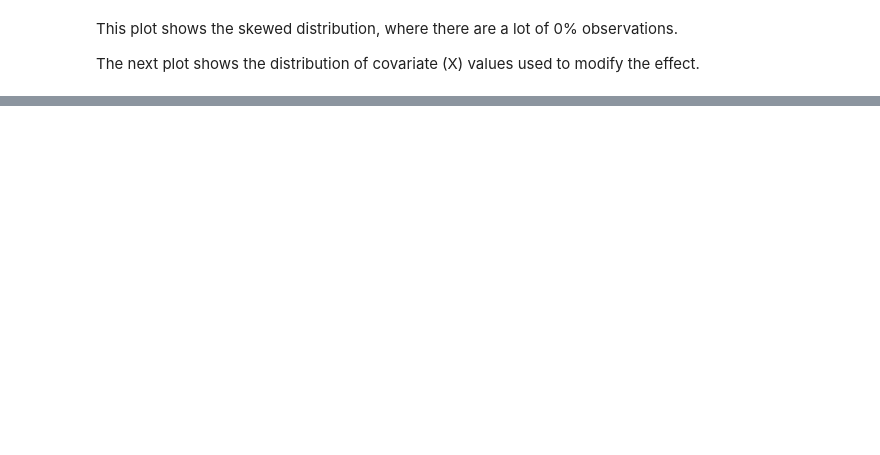
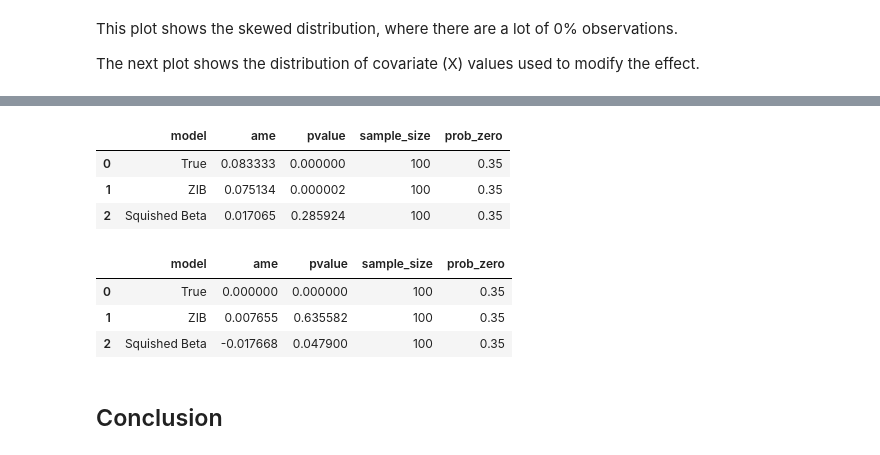
Before and after one commit to BlakePeterman/credit-risk, a Jupyter notebook: lgd_analysis_1.ipynb, the cells around one changed output, grey strips where cells are left out. Saved outputs shown, nothing was run; the diff lists cells and outputs as text; code cells hidden in the pictures; blank space fills up the shorter version.

```diff
--- a/lgd_analysis_1.ipynb
+++ b/lgd_analysis_1.ipynb
@@ -151,10 +283,16 @@ The 0 < LGD < 1 regression generally has a statistically significant coefficient
 # %%
-#Scenario 2 Analysis
-
-#Resample data
-#Fit models and re-analyze
+#Scenario 2 Analysis - Increases LGD
+compare_methods(sample_size = 100, prob_zero = 0.35, covariate_effect = 1/12, print_all = False)
+# %% [output]
+|  | model | ame | pvalue | sample_size | prob_zero |
+| 0 | True | 0.083333 | 0.000000 | 100 | 0.35 |
+| 1 | ZIB | 0.075134 | 0.000002 | 100 | 0.35 |
+| 2 | Squished Beta | 0.017065 | 0.285924 | 100 | 0.35 |
 # %%
-#Scenario 3 Analysis
-
-#Resample data
-#Fit models and re-analyze
+#Scenario 3 Analysis - No Effect
+compare_methods(sample_size = 100, prob_zero = 0.35, covariate_effect = 0, print_all = False)
+# %% [output]
+|  | model | ame | pvalue | sample_size | prob_zero |
+| 0 | True | 0.000000 | 0.000000 | 100 | 0.35 |
+| 1 | ZIB | 0.007655 | 0.635582 | 100 | 0.35 |
+| 2 | Squished Beta | -0.017668 | 0.047900 | 100 | 0.35 |
@@ -160,0 +301,2 @@ The 0 < LGD < 1 regression generally has a statistically significant coefficient
+# %% [markdown]
+## Conclusion
```
Also changed, not shown: parts of 11 cells of this notebook.
